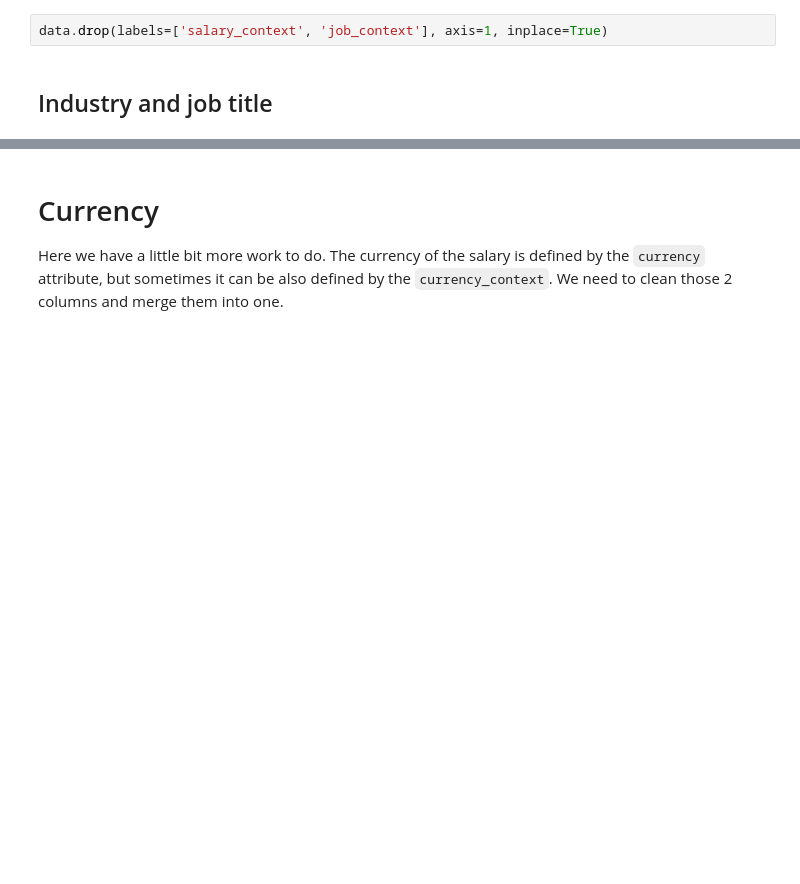
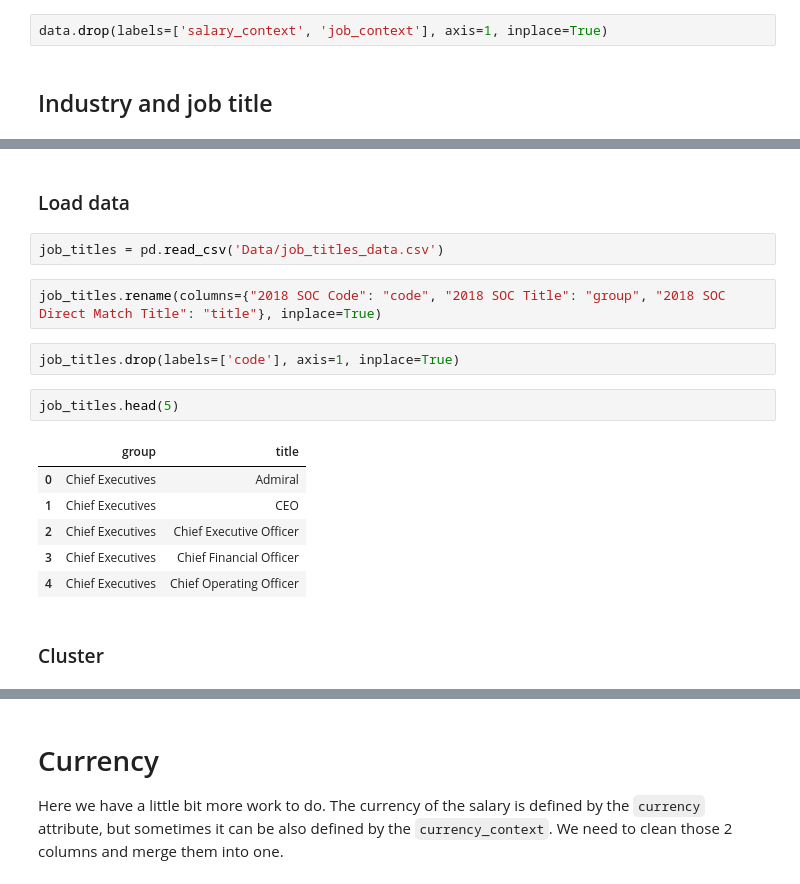
Before and after one commit to OlaPietka/Data-Cleaning-project, a Jupyter notebook: data_preparation.ipynb, the cells around one changed output, grey strips where cells are left out. Saved outputs shown, nothing was run; the diff lists cells and outputs as text; blank space fills up the shorter version.

```diff
--- a/data_preparation.ipynb
+++ b/data_preparation.ipynb
@@ -530,0 +709,19 @@ Name: job_title, Length: 14208, dtype: int64
+# %% [markdown]
+### Load data
+# %%
+job_titles = pd.read_csv('Data/job_titles_data.csv')
+# %%
+job_titles.rename(columns={"2018 SOC Code": "code", "2018 SOC Title": "group", "2018 SOC Direct Match Title": "title"}, inplace=True)
+# %%
+job_titles.drop(labels=['code'], axis=1, inplace=True)
+# %%
+job_titles.head(5)
+# %% [output]
+|  | group | title |
+| 0 | Chief Executives | Admiral |
+| 1 | Chief Executives | CEO |
+| 2 | Chief Executives | Chief Executive Officer |
+| 3 | Chief Executives | Chief Financial Officer |
+| 4 | Chief Executives | Chief Operating Officer |
+# %% [markdown]
+### Cluster
```
Also changed, not shown: parts of 50 cells of this notebook.
